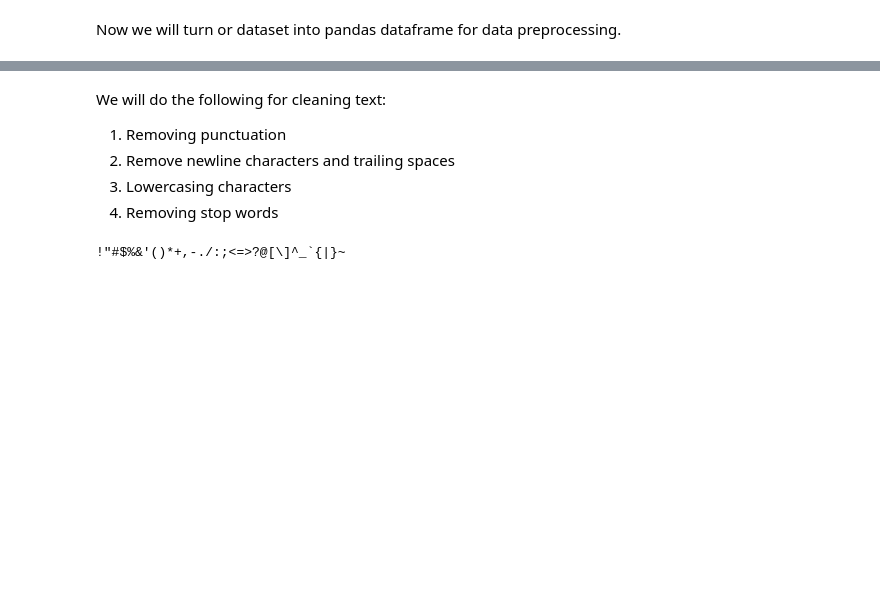
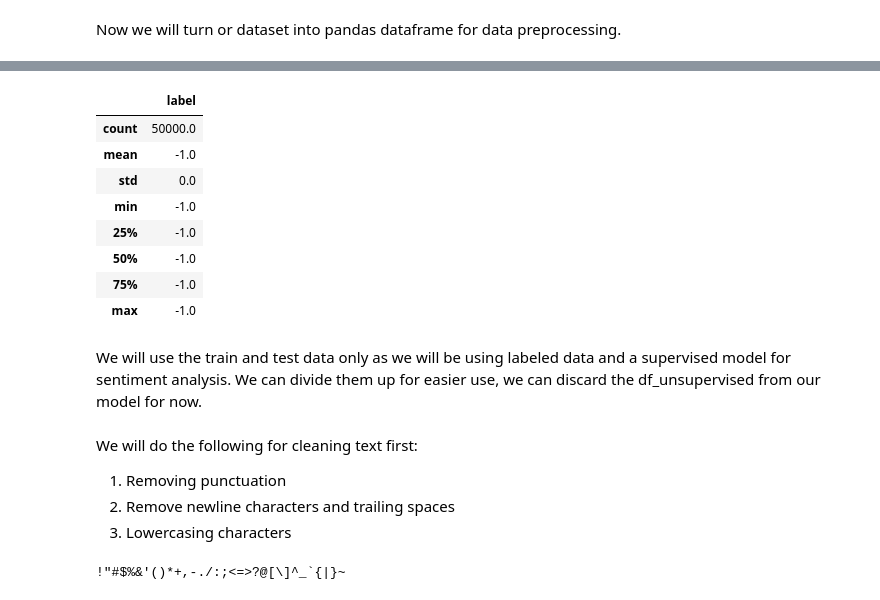
Before and after one commit to tashrifmahmud/Sentiment-Analysis-Model, a Jupyter notebook: notebooks/1-preprocessing.ipynb, the cells around one changed output, grey strips where cells are left out. Drawn from its saved outputs; the diff is of its cells as text; code cells hidden in the pictures; blank space fills up the shorter version.

```diff
--- a/notebooks/1-preprocessing.ipynb
+++ b/notebooks/1-preprocessing.ipynb
@@ -88,9 +114,22 @@ df_train.shape
+# %%
+df_unsupervised.describe()
+# %% [output]
+|  | label |
+| count | 50000.0 |
+| mean | -1.0 |
+| std | 0.0 |
+| min | -1.0 |
+| 25% | -1.0 |
+| 50% | -1.0 |
+| 75% | -1.0 |
+| max | -1.0 |
+# %% [markdown]
+We will use the train and test data only as we will be using labeled data and a supervised model for sentiment analysis. We can divide them up for easier use, we can discard the df_unsupervised from our model for now.
 # %% [markdown]
-We will do the following for cleaning text:
+We will do the following for cleaning text first:
 1. Removing punctuation
 2. Remove newline characters and trailing spaces
 3. Lowercasing characters
-4. Removing stop words
 # %%
 import string
 # %%
```
Also changed, not shown: parts of 41 cells of this notebook.
